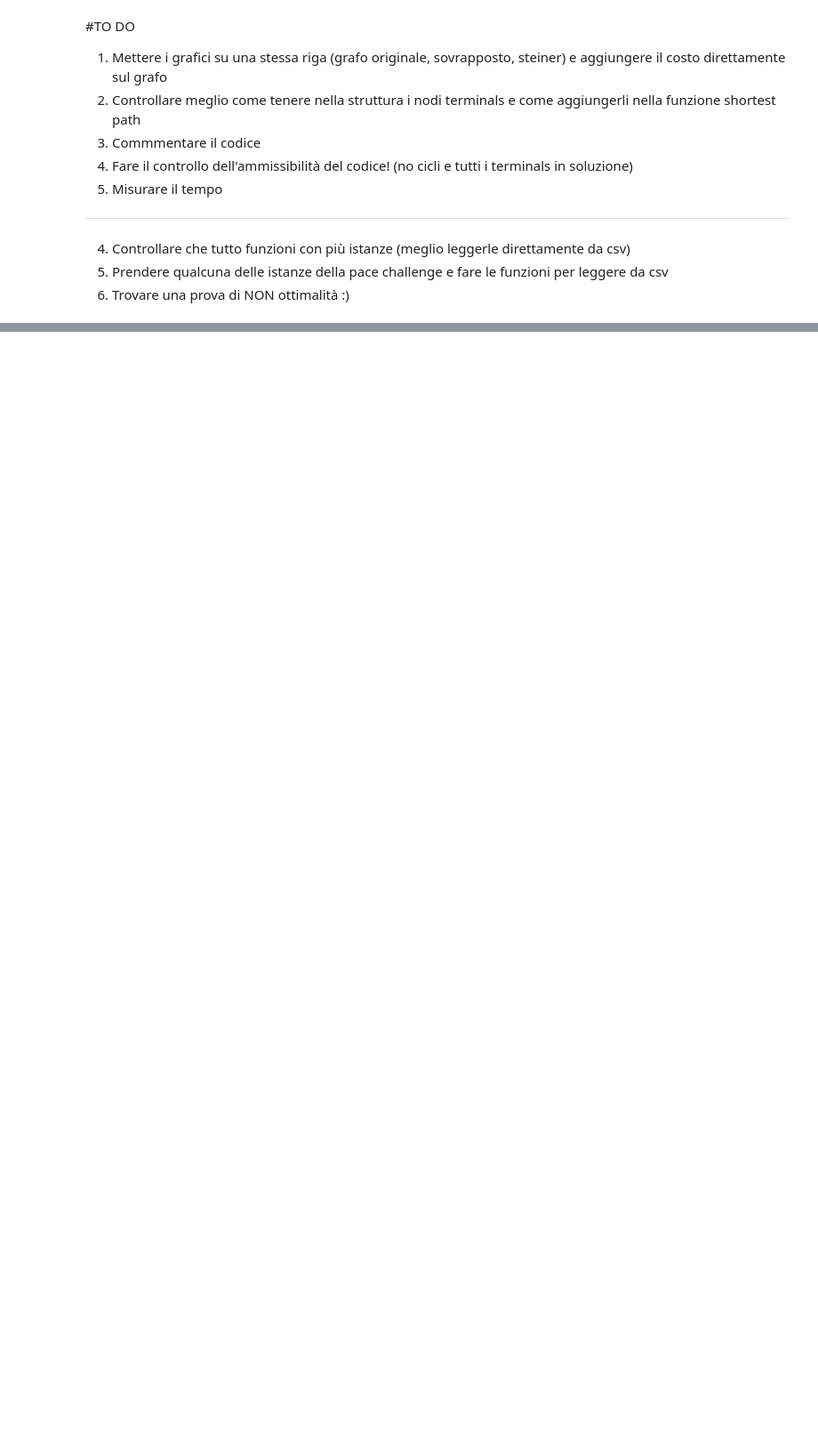
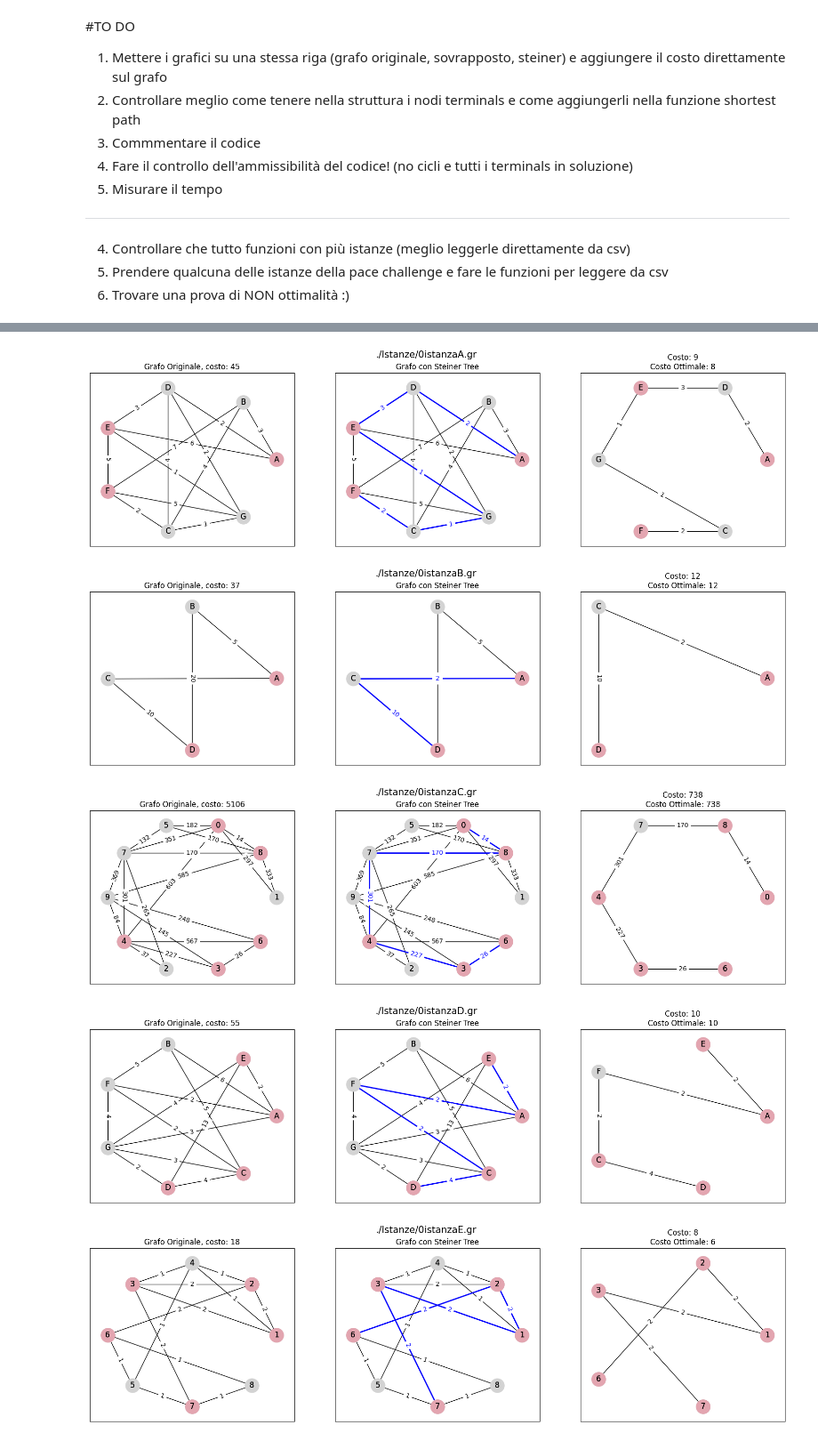
Before and after one commit to dream-19/Steiner-Tree-Operations-Research, a Jupyter notebook: heu1_shortest_path.ipynb, the cells around one changed output, grey strips where cells are left out. Shown at 89% size. Cells and saved outputs as stored; diff of their text form; code cells hidden in the pictures; blank space fills up the shorter version.

```diff
--- a/heu1_shortest_path.ipynb
+++ b/heu1_shortest_path.ipynb
@@ -40,6 +49,9 @@ class Graph:
     def get_steiner_vertices(self):
         return self.steiner_vertices
 
+    def get_num_vertices_steiner(self):
+        return len(self.steiner_vertices)
+
     def get_edges(self):
         edges = []
         for vertex in self.vertices:
@@ -48,6 +60,12 @@ class Graph:
                 # Add edge to the list as a tuple
                 edges.append((vertex, neighbor))
         return edges
+
+    def get_num_vertices(self):
+        return len(self.vertices)
+
+    def get_num_edges(self):
+        return len(self.get_edges())//2  #//2 perchè sono indiretti
 
     def get_weight(self, vertex1, vertex2):
         if vertex1 in self.vertices and vertex2 in self.vertices[vertex1]:
@@ -78,8 +96,6 @@ class Graph:
 
         # Disegno del grafo
         pos = nx.circular_layout(nx_graph)
-
-
         # Draw the graph with terminals in red and Steiner tree edges in blue
         nx.draw_networkx(nx_graph, pos, with_labels=True, node_color='lightgray', node_size=500)
         nx.draw_networkx_labels(nx_graph, pos)
@@ -93,6 +109,7 @@ class Graph:
         #plt.axis('off')
         #plt.show()
 
+    #Trovo il percorso più breve tra due nodi
     def find_shortest_path(self, start_node, end_node):
         distances = {vertex: float('inf') for vertex in self.vertices}
         distances[start_node] = 0
@@ -209,5 +232,7 @@ def dijkstra(graph, start, steiner_tree):
 # %%
+#EURISTICA SHORTEST PATH
 def shortest_path(grafo):
+    start_time = time.time()
     steiner_tree = Graph()
     terminals = (grafo.get_steiner_vertices()).copy()
 
@@ -250,4 +275,7 @@ def shortest_path(grafo):
         terminals.remove(nodo_terminal_da_aggiungere)
         steiner_tree.add_steiner(nodo_terminal_da_aggiungere)
 
-    return steiner_tree
+    end_time = time.time()
+    execution_time = end_time - start_time
+
+    return steiner_tree, execution_time
@@ -439,0 +357,35 @@ Costo ottimale: 626
+# %%
+#PROVE DEI RISULTATI OTTENUTI applicando l'euristica1: shortest path
+
+#Lettura delle istanze da file ed esecuzione
+file_path = "./Istanze/0istanzaA.gr"
+grafo = create_graph(file_path)
+steiner_tree, timeS = shortest_path(grafo)
+draw_row_graph(file_path,grafo,steiner_tree)
+
+
+file_path = "./Istanze/0istanzaB.gr"
+grafo1 = create_graph(file_path)
+steiner_tree1, timeS = shortest_path(grafo1)
+draw_row_graph(file_path,grafo1,steiner_tree1)
+
+file_path = "./Istanze/0istanzaC.gr"
+grafo2 = create_graph(file_path)
+steiner_tree2, timeS = shortest_path(grafo2)
+draw_row_graph(file_path,grafo2,steiner_tree2)
+
+file_path = "./Istanze/0istanzaD.gr"
+grafo3 = create_graph(file_path)
+steiner_tree3, timeS = shortest_path(grafo3)
+draw_row_graph(file_path,grafo3,steiner_tree3)
+
+file_path = "./Istanze/0istanzaE.gr"
+grafoE = create_graph(file_path)
+steiner_treeE, timeS = shortest_path(grafoE)
+draw_row_graph(file_path,grafoE,steiner_treeE)
+# %% [output]
+[figure, added]
+[figure, added]
+[figure, added]
+[figure, added]
+[figure, added]
```
Also changed, not shown: parts of 7 cells of this notebook, 25 other files.
